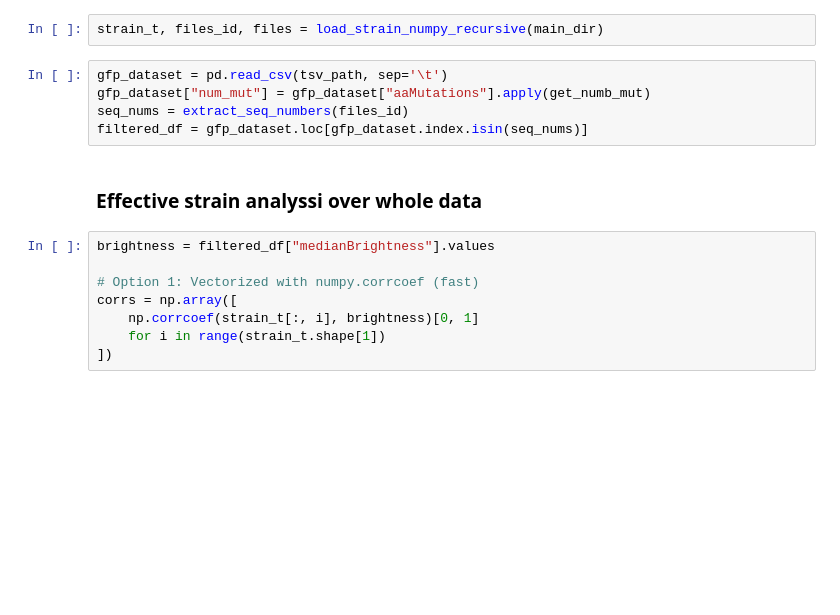
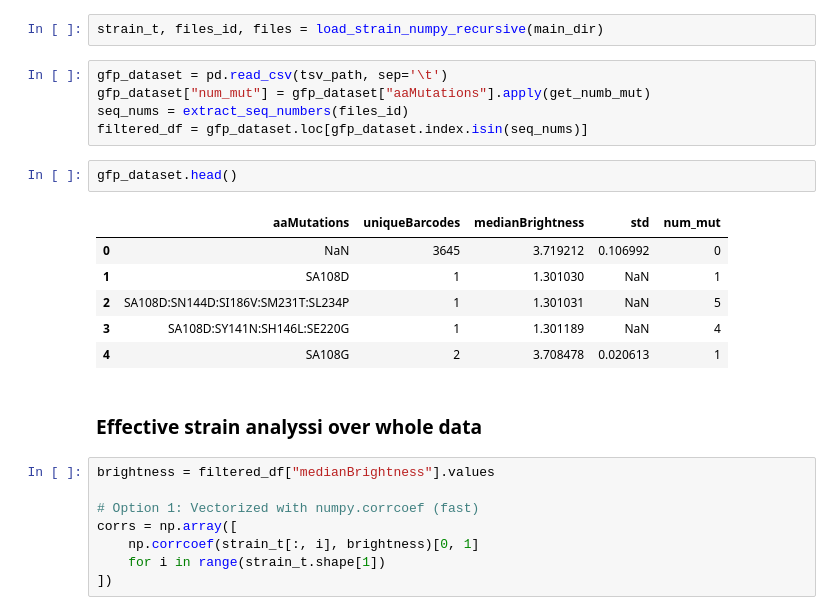
Before and after one commit to Thomasbush9/gfp_function_prediction, a Jupyter notebook: notebooks/effective_strain.ipynb, the cells around one changed output. Drawn from its saved outputs; the diff is of its cells as text; blank space fills up the shorter version.

```diff
--- a/notebooks/effective_strain.ipynb
+++ b/notebooks/effective_strain.ipynb
@@ -219,6 +221,15 @@ gfp_dataset = pd.read_csv(tsv_path, sep='\t')
 gfp_dataset["num_mut"] = gfp_dataset["aaMutations"].apply(get_numb_mut)
 seq_nums = extract_seq_numbers(files_id)
 filtered_df = gfp_dataset.loc[gfp_dataset.index.isin(seq_nums)]
+# %%
+gfp_dataset.head()
+# %% [output]
+|  | aaMutations | uniqueBarcodes | medianBrightness | std | num_mut |
+| 0 | NaN | 3645 | 3.719212 | 0.106992 | 0 |
+| 1 | SA108D | 1 | 1.301030 | NaN | 1 |
+| 2 | SA108D:SN144D:SI186V:SM231T:SL234P | 1 | 1.301031 | NaN | 5 |
+| 3 | SA108D:SY141N:SH146L:SE220G | 1 | 1.301189 | NaN | 4 |
+| 4 | SA108G | 2 | 3.708478 | 0.020613 | 1 |
 # %% [markdown]
 ### Effective strain analyssi over whole data
 # %%
```
Also changed, not shown: parts of 5 cells of this notebook, 2 other files.
